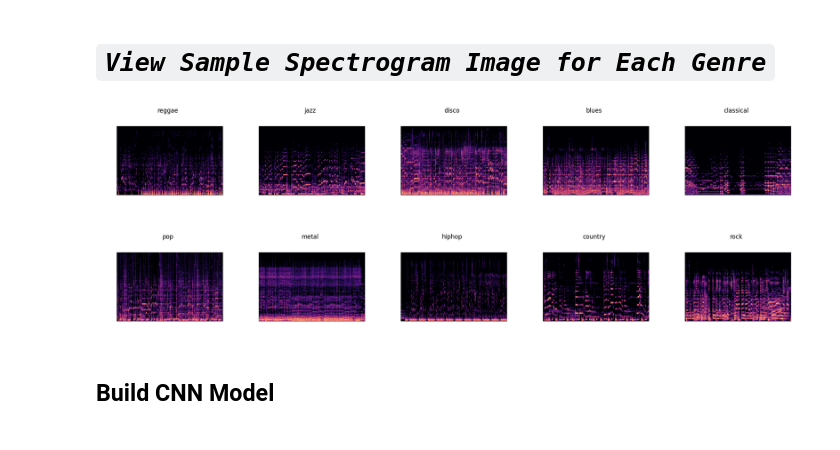
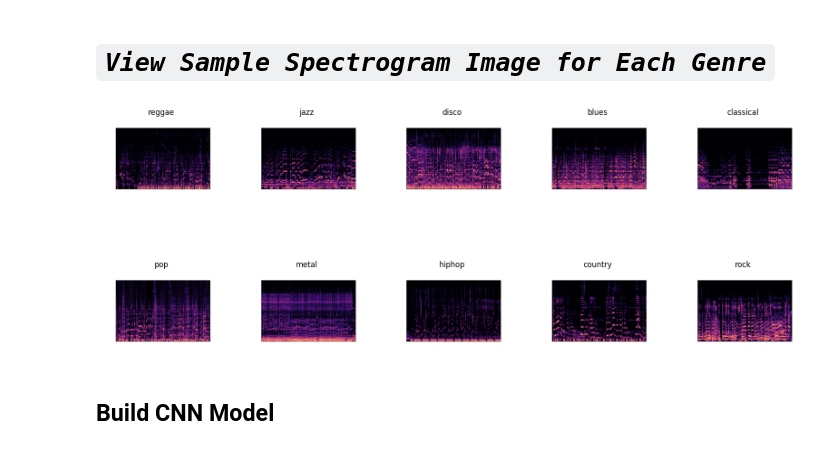
Before and after one commit to chalachew-mulu/Deep-Learning-Project, a Jupyter notebook: Deep_Learning_Project.ipynb, the cells around one changed output. Cells and saved outputs as stored; diff of their text form; code cells hidden in the pictures.

```diff
--- a/Deep_Learning_Project.ipynb
+++ b/Deep_Learning_Project.ipynb
@@ -45,30 +45,27 @@ genres = ['blues', 'classical', 'country', 'disco', 'hiphop', 'jazz', 'metal', '
 # %%
 import os
 from PIL import Image#this module is used to open, manipulate and save image files in various formats.
 
 genres = os.listdir(GTZAN)
 genres = [genre.lower() for genre in genres]
 
 fig, axs = plt.subplots(nrows=2, ncols=5, figsize=(20, 8))
 
 for i in range(len(genres)):#iterate through the genres
     row = i // 5
     col = i % 5# initializing col var
     genre_path = os.path.join(GTZAN, genres[i].lower())# geting the genre path and assigning for genre_path var
     image_path = os.path.join(genre_path, os.listdir(genre_path)[0])# geting the image path  for
     image = Image.open(image_path)
     axs[row][col].imshow(image)
     axs[row][col].set_title(genres[i])
     axs[row][col].axis('off')
 
     # Save the image with 300dpi
     save_path = os.path.join(genre_path, f"{genres[i]}.png")
     image.save(save_path, dpi=(300, 300))
-
-plt.tight_layout()
-plt.show()
 # %% [output]
-[figure, old version]
+[figure, new version]
 # %% [markdown]
 ## **Build CNN Model**
 # %%
```
